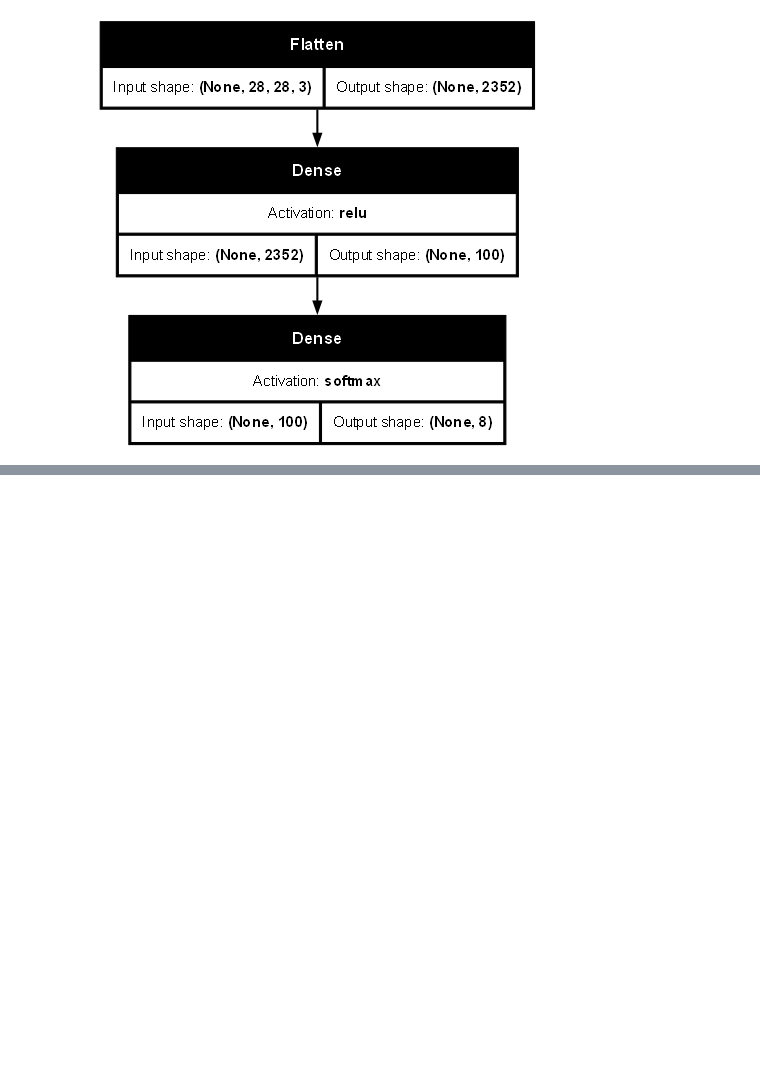
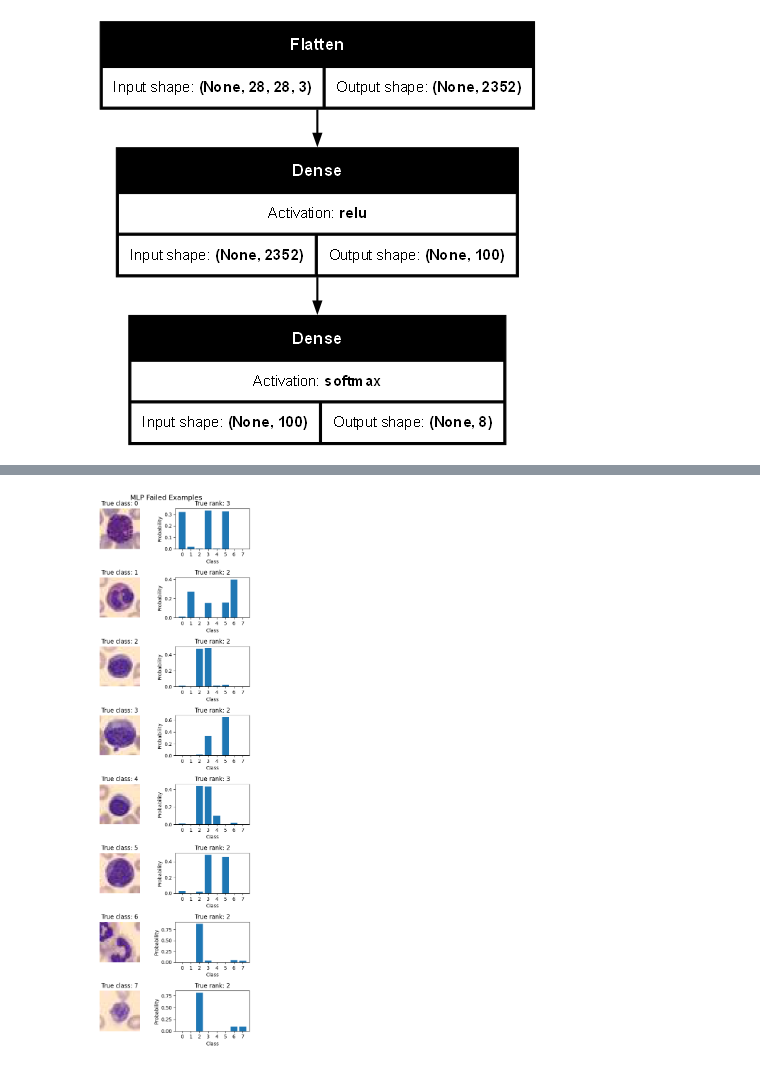
Before and after one commit to TiagoCAAmorim/machine_learning, a Jupyter notebook: Lista03/Lista03_MLP.ipynb, the cells around one changed output, grey strips where cells are left out. Saved outputs shown, nothing was run; the diff lists cells and outputs as text; code cells hidden in the pictures; blank space fills up the shorter version.

Commit message:
Added panel with failed predictions

```diff
--- a/Lista03/Lista03_MLP.ipynb
+++ b/Lista03/Lista03_MLP.ipynb
@@ -620,2 +640,18 @@ plot_model(model=mlp.model(), name='MLP_model')
 # %%
 save_model(name="MLP", model=mlp)
+# %%
+def get_rank(y_prob, y_true):
+    return len(y_prob) - sorted(y_prob).index(y_prob[y_true])
+
+def get_results(model, x, y_true):
+    y_prob = model.predict_proba([x])
+    y_pred = list(y_prob).index(max(y_prob))
+
+    return {
+        'y_true': y_true,
+        'y_pred': y_pred,
+        'fail': y_pred!=y_true,
+        'rank': get_rank(y_prob, y_true),
+        'proba': y_prob,
+        'delta_proba': y_prob[y_pred] - y_prob[y_true]
+    }
@@ -621,0 +688,19 @@ save_model(name="MLP", model=mlp)
+# %%
+fail = y_pred != y_test
+
+images = []
+results = []
+for i in range(len(labels)):
+    x = X_test[fail][y_test[fail]==i][0]
+    y_true = y_test[fail][y_test[fail]==i][0]
+
+    results.append(get_results(
+        model=mlp,
+        x = x,
+        y_true = y_true))
+    images.append(x)
+
+create_fail_panel(images=images, results=results, title="MLP Failed Examples")
+plt.savefig('./Report/png/MLP_fails.png')
+plt.show()
+# %% [output]
@@ -621,0 +715 @@ save_model(name="MLP", model=mlp)
+[figure, added]
```
Also changed, not shown: parts of 7 cells of this notebook.
